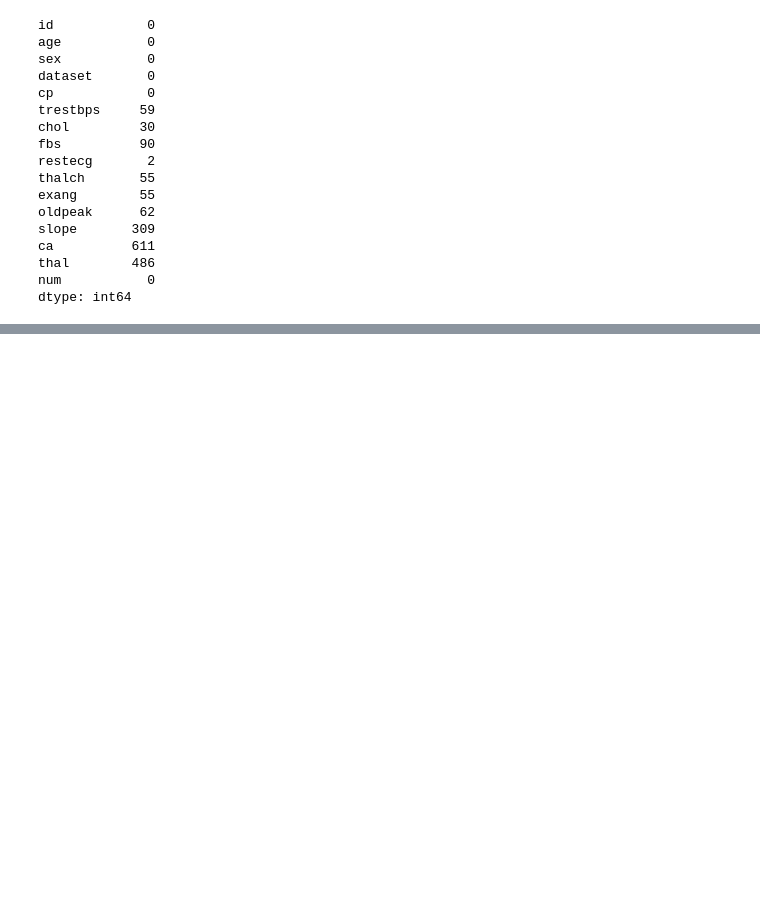
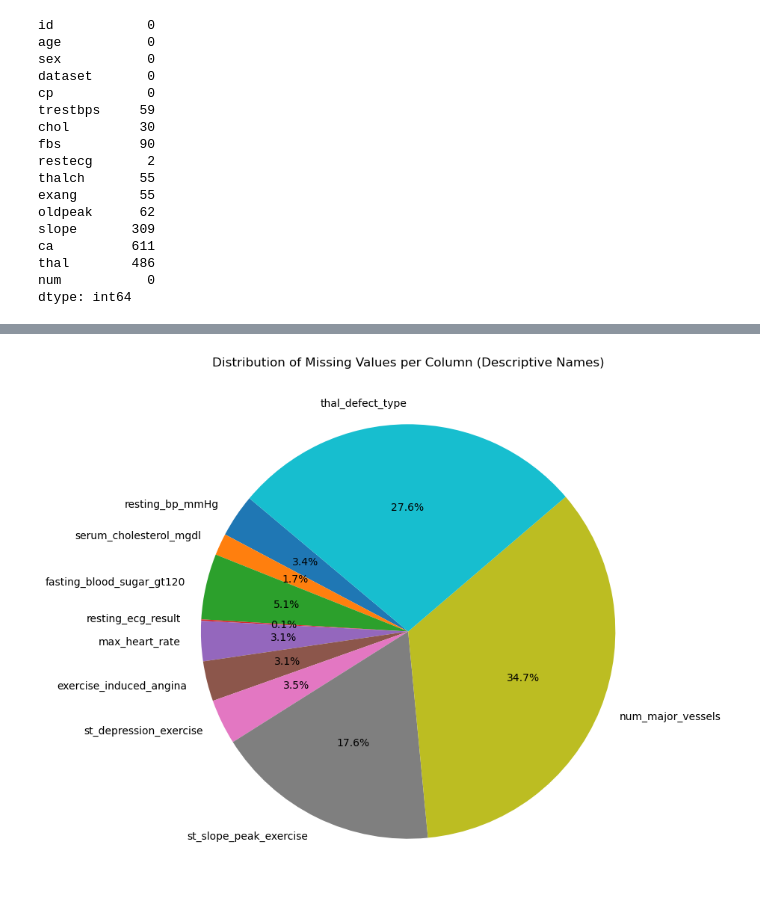
Before and after one commit to GabrielSiega/MLDP-Project---Heart-Disease-Prediction, a Jupyter notebook: Notebooks/Data_Exploration.ipynb, the cells around one changed output, grey strips where cells are left out. Cells and saved outputs as stored; diff of their text form; code cells hidden in the pictures; blank space fills up the shorter version.

```diff
--- a/Notebooks/Data_Exploration.ipynb
+++ b/Notebooks/Data_Exploration.ipynb
@@ -92,0 +147,33 @@ dtype: int64
+# %%
+import pandas as pd
+import matplotlib.pyplot as plt
+
+# Missing values summary (with descriptive names)
+missing_counts = {
+    "resting_bp_mmHg": 59,                # trestbps
+    "serum_cholesterol_mgdl": 30,         # chol
+    "fasting_blood_sugar_gt120": 90,      # fbs
+    "resting_ecg_result": 2,              # restecg
+    "max_heart_rate": 55,                 # thalach
+    "exercise_induced_angina": 55,        # exang
+    "st_depression_exercise": 62,         # oldpeak
+    "st_slope_peak_exercise": 309,        # slope
+    "num_major_vessels": 611,             # ca
+    "thal_defect_type": 486               # thal
+}
+
+# Convert to DataFrame for convenience
+missing_df = pd.DataFrame(list(missing_counts.items()), columns=["Column", "MissingValues"])
+
+# Plot pie chart
+plt.figure(figsize=(9,9))
+plt.pie(
+    missing_df["MissingValues"],
+    labels=missing_df["Column"],
+    autopct="%1.1f%%",
+    startangle=140
+)
+plt.title("Distribution of Missing Values per Column (Descriptive Names)")
+plt.show()
+# %% [output]
+[figure, added]
```
Also changed, not shown: parts of 8 cells of this notebook.
